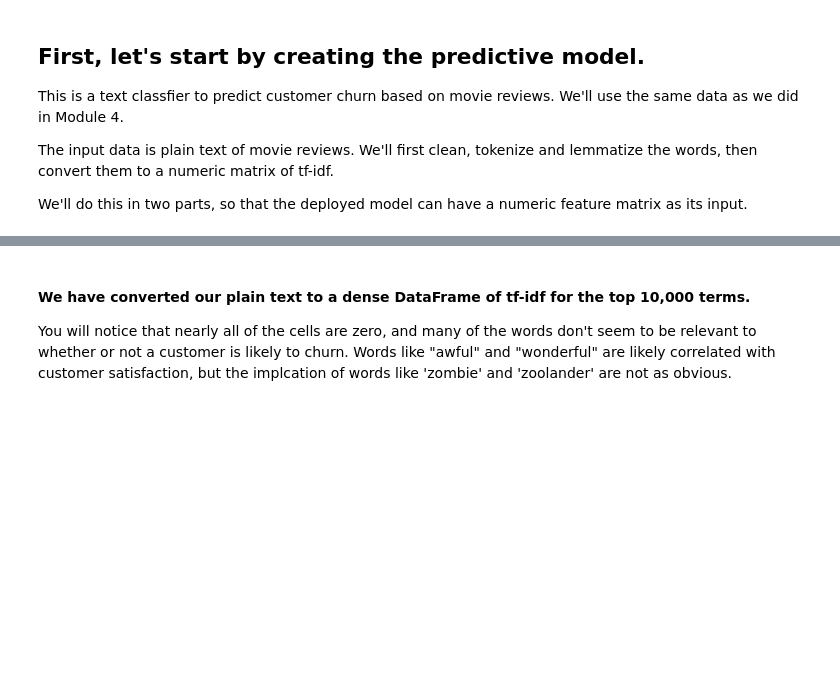
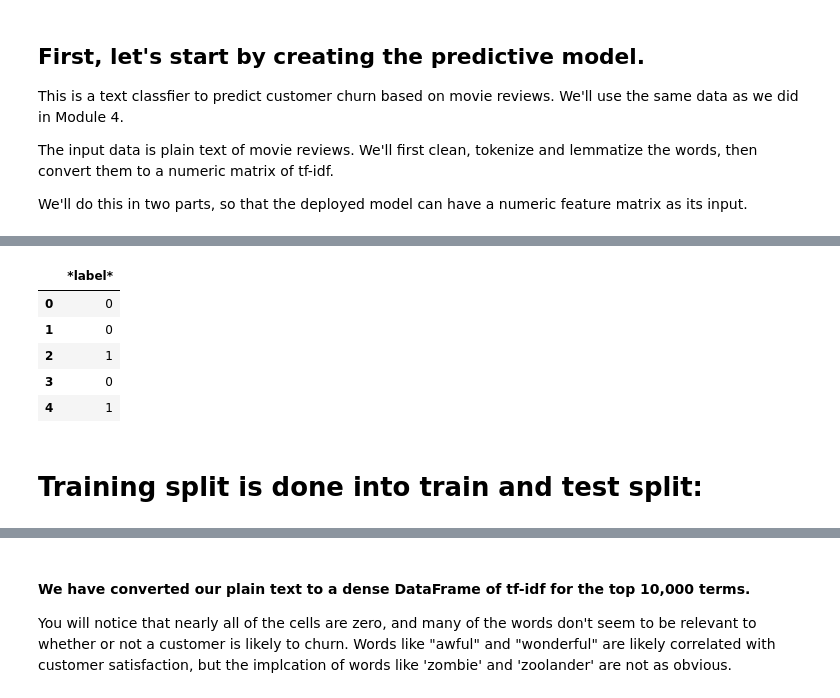
Before and after one commit to abhishekdiphu/IBM_AI_Enterprise_Workflow, a Jupyter notebook: AI_Workflow_Production/week02/openscale-tutorial/m6-tutorial-watson-openscale.ipynb, the cells around one changed output, grey strips where cells are left out. Drawn from its saved outputs; the diff is of its cells as text; code cells hidden in the pictures; blank space fills up the shorter version.

```diff
--- a/AI_Workflow_Production/week02/openscale-tutorial/m6-tutorial-watson-openscale.ipynb
+++ b/AI_Workflow_Production/week02/openscale-tutorial/m6-tutorial-watson-openscale.ipynb
@@ -64,0 +126,11 @@ print(X.head())
+# %%
+y_pdf = pd.DataFrame(y,  index=y.index)
+# %%
+y_pdf.head(5)
+# %% [output]
+|  | *label* |
+| 0 | 0 |
+| 1 | 0 |
+| 2 | 1 |
+| 3 | 0 |
+| 4 | 1 |
@@ -65,3 +139,5 @@ print(X.head())
+# %% [markdown]
+# Training split is done into train and test split:
 # %%
 X_train, X_test, y_train, y_test = train_test_split(X, y, random_state = 42)
 
```
Also changed, not shown: parts of 52 cells of this notebook, 7 other files.
